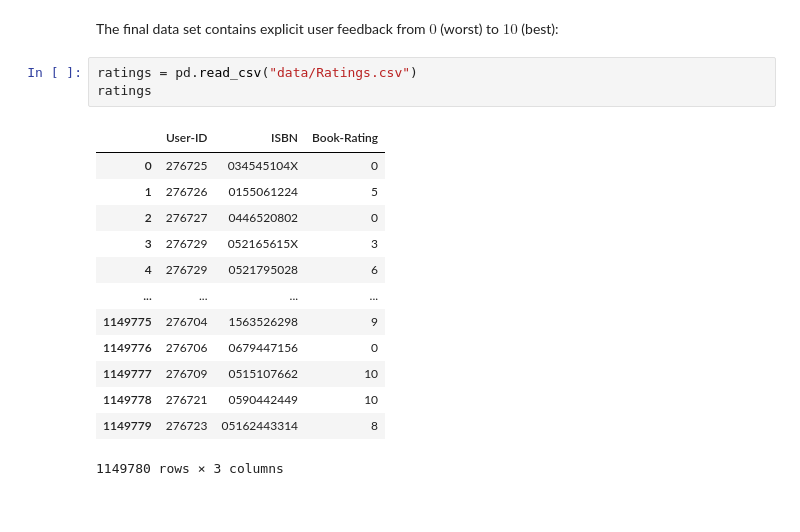
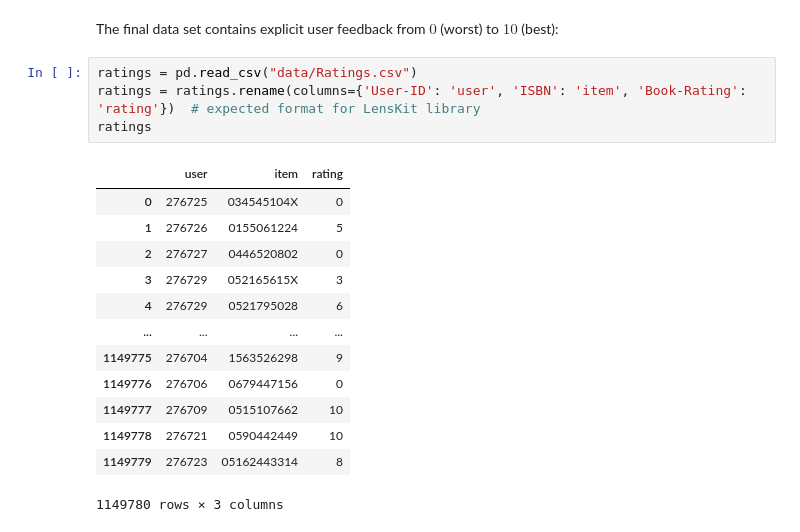
Before and after one commit to PhoenixSmaug/Book-Recommendation, a Jupyter notebook: recommendation.ipynb, the cells around one changed output. Drawn from its saved outputs; the diff is of its cells as text.

```diff
--- a/recommendation.ipynb
+++ b/recommendation.ipynb
@@ -58,9 +52,10 @@ users
 The final data set contains explicit user feedback from $0$ (worst) to $10$ (best):
 # %%
 ratings = pd.read_csv("data/Ratings.csv")
+ratings = ratings.rename(columns={'User-ID': 'user', 'ISBN': 'item', 'Book-Rating': 'rating'})  # expected format for LensKit library
 ratings
 # %% [output]
-|  | User-ID | ISBN | Book-Rating |
+|  | user | item | rating |
 | 0 | 276725 | 034545104X | 0 |
 | 1 | 276726 | 0155061224 | 5 |
 | 2 | 276727 | 0446520802 | 0 |
```
Also changed, not shown: parts of 11 cells of this notebook.
